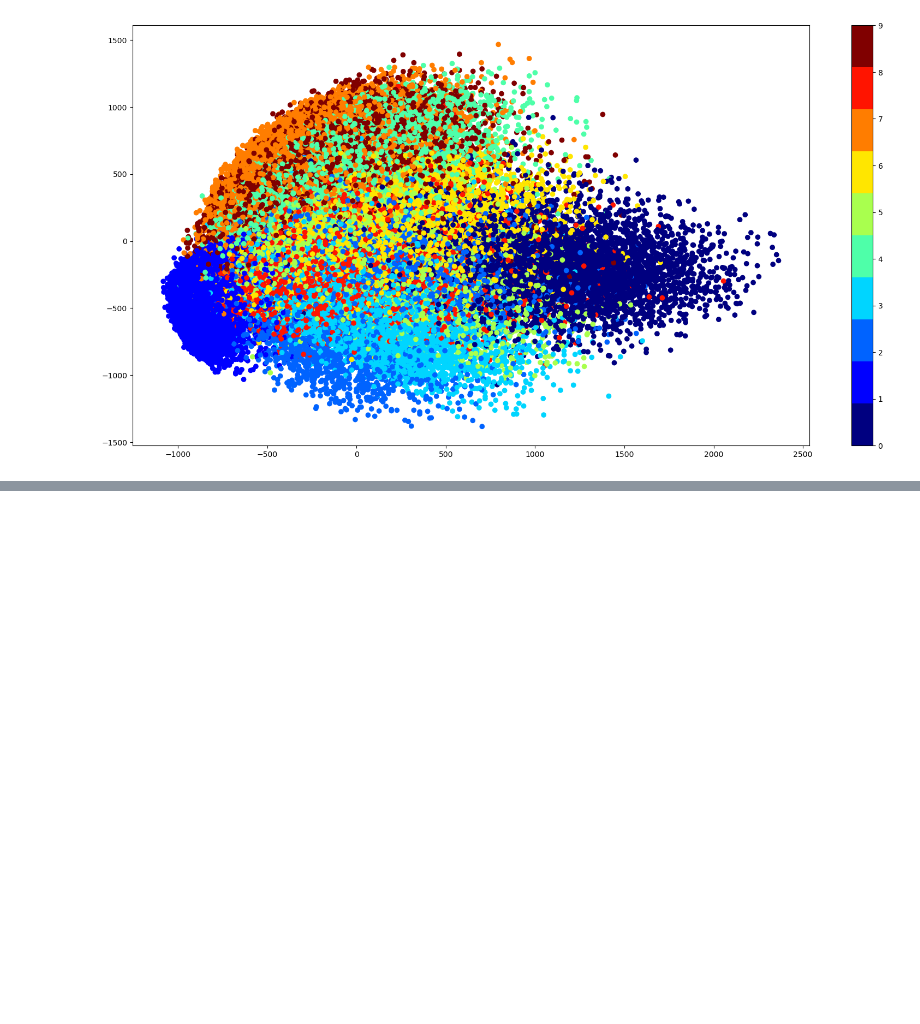
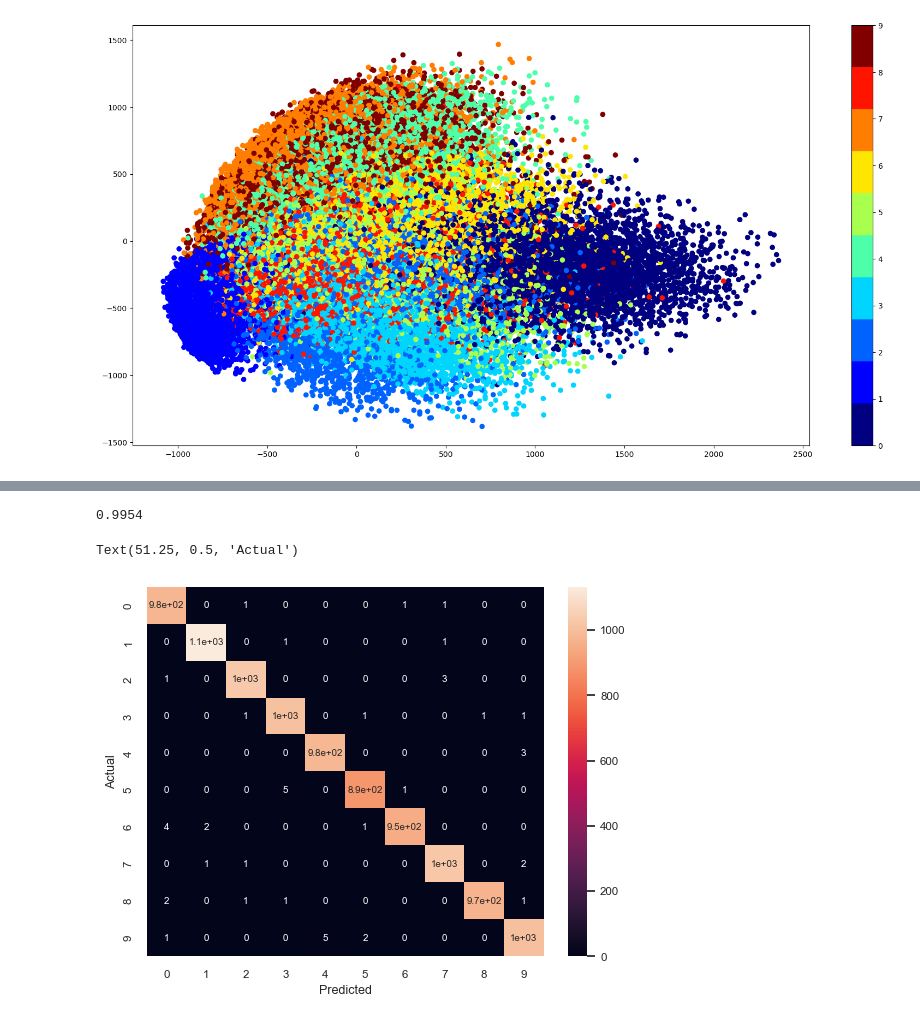
Before and after one commit to jellybelly24/pre_interview_test, a Jupyter notebook: Image_classification_MNIST_Dataset/Data exploratory analysis and model training.ipynb, the cells around one changed output, grey strips where cells are left out. Drawn from its saved outputs; the diff is of its cells as text; code cells hidden in the pictures; blank space fills up the shorter version.

```diff
--- a/Image_classification_MNIST_Dataset/Data exploratory analysis and model training.ipynb
+++ b/Image_classification_MNIST_Dataset/Data exploratory analysis and model training.ipynb
@@ -105,0 +258,3 @@ plt.colorbar(ticks=range(10))
+# %%
+for i in range(len(history)):
+    print(str(i+1)+" dense layers: " + str(np.max(history[i].history["val_accuracy"])))
@@ -105,0 +344,4 @@ plt.colorbar(ticks=range(10))
+# %%
+best_model = exp_models[2]
+best_model.load_weights("checkpoint.weights_dif_batch_size128.h5")
+y_test_pred = best_model.predict(X_test/255)
@@ -105,0 +350,22 @@ plt.colorbar(ticks=range(10))
+# %%
+y_test_pred = np.array(tf.argmax(y_test_pred, axis = 1))
+# %%
+num_correct = 0
+for i in range(y_test_pred.shape[0]):
+    if y_test_pred[i] == y_test[i]:
+        num_correct += 1
+print(num_correct/y_test_pred.shape[0])
+# %% [output]
+0.9954
+# %%
+from sklearn.metrics import confusion_matrix
+import seaborn as sns
+
+cf_matrix = confusion_matrix(y_test, y_test_pred)
+sns.heatmap(cf_matrix, annot=True, annot_kws = {'size': 7})
+plt.xlabel('Predicted')
+plt.ylabel('Actual')
+# sns.set(font_scale  = 0.75)
+# %% [output]
+Text(51.25, 0.5, 'Actual')
+[figure, added]
```
Also changed, not shown: parts of 28 cells of this notebook, 14 other files.
